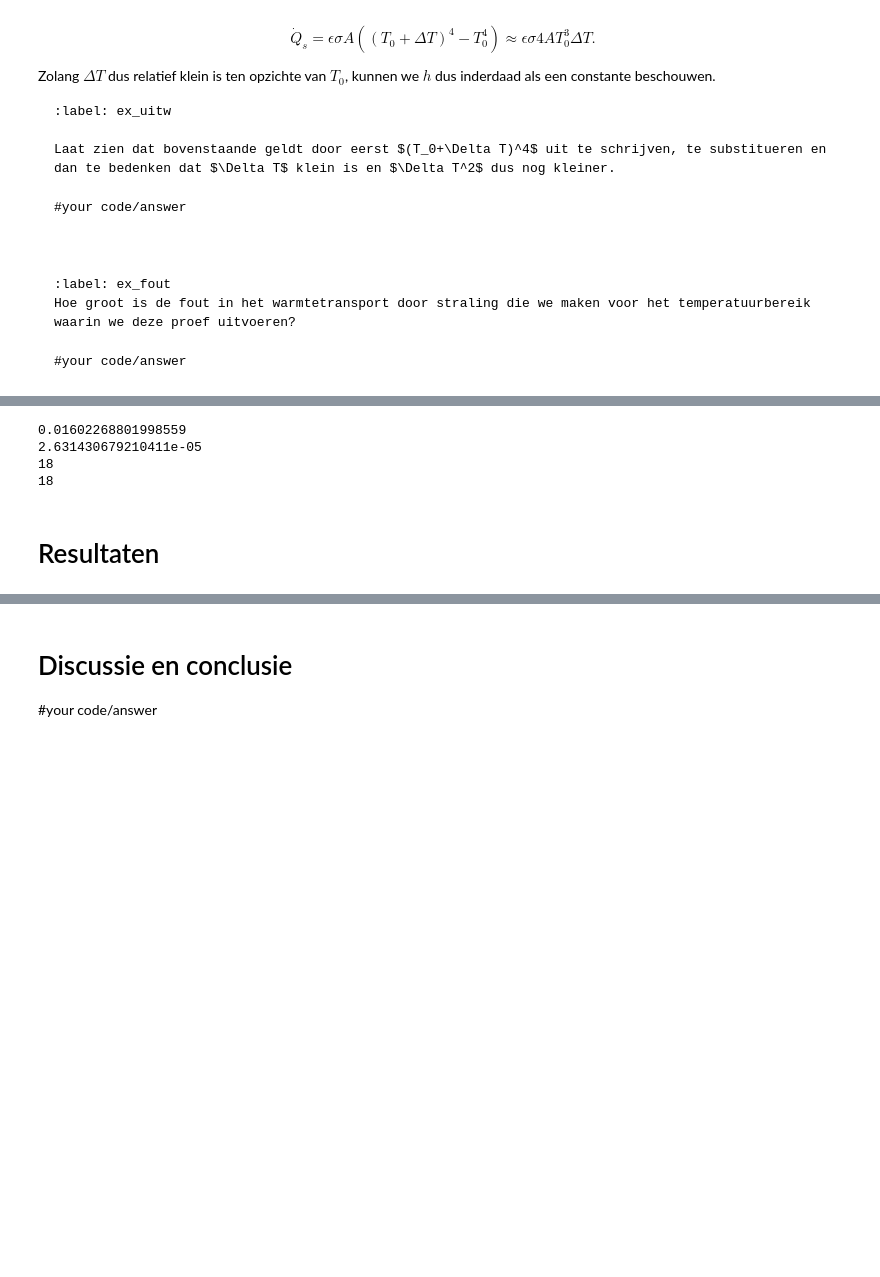
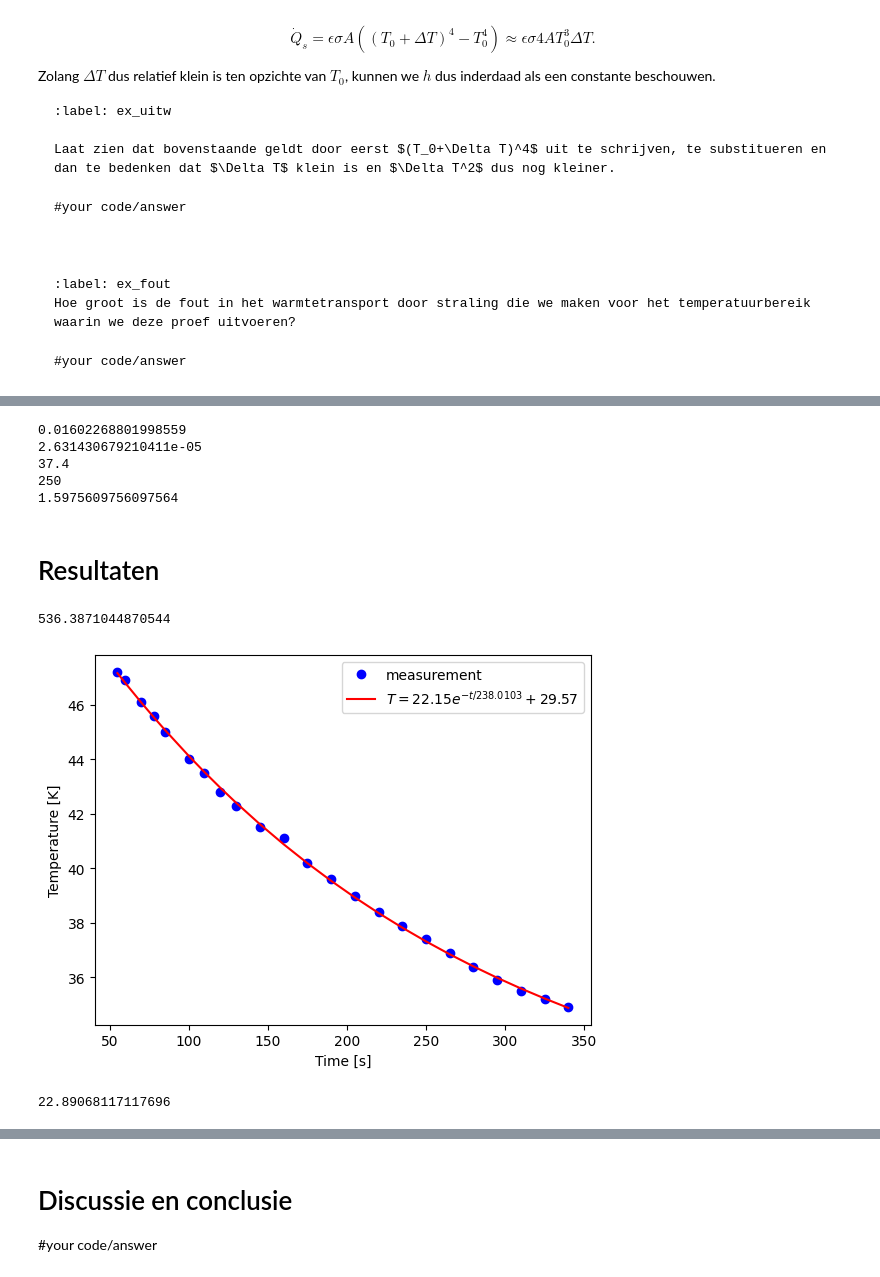
Before and after one commit to BobVill/32, a Jupyter notebook: Content/Labs/koelbuis.ipynb, the cells around one changed output, grey strips where cells are left out. Saved outputs shown, nothing was run; the diff lists cells and outputs as text; code cells hidden in the pictures; blank space fills up the shorter version.

```diff
--- a/Content/Labs/koelbuis.ipynb
+++ b/Content/Labs/koelbuis.ipynb
@@ -175,6 +163,8 @@ Zorg ervoor dat je de buis niet aanraakt terwijl deze warm is. De metalen buis g
 - Vergelijk je resultaten met je groepsgenoten die een vergelijkbare buis hebben gemeten (dit kan klassikaal).
 - Welk deel van de warmteoverdrachtscoëfficiënt verwacht je dat gegeven is door de geleiding, straling en convectie? Onderbouw je redenering.
 # %%
+import numpy as np
+import matplotlib.pyplot as plt
 diameter_buiten=5.01/100 #m
 #u_diameter
 hoogte=10.18/100 #m
@@ -191,27 +181,91 @@ print(inhoud)
 
 
 rho_messing=8.73*10**3 #kg/m^3
-m_buis=rho_messing*inhoud
-C_messing=3.8 *10**2 #j/kg K
-warmtecapaciteit=C_messing*m_buis
+m_buis=rho_messing*inhoud # kg
+C_messing=3.8 *10**2 #J/kg K
+warmtecapaciteit=C_messing*m_buis #J/K
 
 
 # Data
+
+T_omg=21.0 #C
+u_T_omg=0.95 #C
 # Met dop
 temps_met_dop=np.array([47.2,46.9, 46.1, 45.6, 45.0, 44.0, 43.5, 42.8, 42.3, 41.5, 41.1, 40.2, 39.6, 39.0, 38.4, 37.9, 37.4, 36.9, 36.4, 35.9, 35.5, 35.2, 34.9])
 times_met_dop=np.array([10, 15, 25, 33, 40, 55, 65, 75, 85, 100, 115, 130, 145, 160, 175, 190, 205, 220, 235, 250, 265, 280, 295])+45
 # Zonder dop
 temps_zonder_dop=np.array([45.5, 45.8, 45.7, 45.3, 44.5, 43.8, 42.9, 42.2, 41.4, 40.7, 40.1, 39.4, 38.7, 38.1, 37.7, 37.0, 36.7, 35.9])
 times_zonder_dop=np.array([45,60,75,90,105,120,135,150,165,180,195,210,225,240,255,270,285,300])
-print(len(temps_zonder_dop))
-print(len(times_zonder_dop))
+print(temps_met_dop[-7])
+print(times_met_dop[-7])
+
+
+print((temps_met_dop[0]-T_omg)/(temps_met_dop[-7]-T_omg))
 # %% [output]
 0.01602268801998559
 2.631430679210411e-05
-18
-18
+37.4
+250
+1.5975609756097564
 # %% [markdown]
 # Resultaten
+# %%
+# Met dop:
+import numpy as np
+import matplotlib.pyplot as plt
+from scipy.optimize import curve_fit
+
+
+
+def exp_func(t, A, tau, T_omg):
+    # A is verschiltemperatuur met omgeving aan start
+    # tau is de karakteristieke tijd voor de koeling
+    # T_omg is de omgevingstemperatuur
+    return (A * np.exp(-t/tau) + T_omg)
+
+buitenoppervlak = buitenoppervlak # bepaal zelf in m^2
+warmtecapaciteit = warmtecapaciteit # bepaal de warmtecapaciteit in J/K
+
+
+times = times_met_dop
+temps = temps_met_dop
+
+
+tau=-np.max(times_met_dop)/np.log((np.min(temps_met_dop)-T_omg)/(np.max(temps_met_dop)-T_omg))
+
+print(tau)
+
+
+# pas beginwaardes aan naar schatting
+# Het aantal maxfev moet wellicht hoger voor goede convergentie van de waarde
+popt, pocv = curve_fit(exp_func, times, temps, p0=[buitenoppervlak, 50, T_omg], maxfev=5000)
+
+A_exp, tau_exp, T_omg_exp = popt
+
+y_fit = exp_func(times, *popt)
+
+plt.figure()
+plt.xlabel('Time [s]')
+plt.ylabel('Temperature [K]')
+
+plt.plot(times, temps, 'bo', label='measurement')
+plt.plot(times, y_fit, 'r-',
+         label='$T = %0.2f e^{-t/%0.4f} + %0.2f$' % (A_exp, tau_exp, T_omg_exp))
+
+plt.legend()
+
+plt.show()
+
+h_exp = (warmtecapaciteit) / (tau_exp * buitenoppervlak)
+
+print(h_exp) # warmteoverdrachtscoëfficiënt in W/m^2 K
+# Sla figuren op met
+#
+# plt.savefig("Figuren/naam.png", dpi=450)
+# %% [output]
+536.3871044870544
+[figure, added]
+22.89068117117696
 # %%
 # Hier de data en de analyse
 import numpy as np
```
Also changed, not shown: parts of 3 cells of this notebook.
